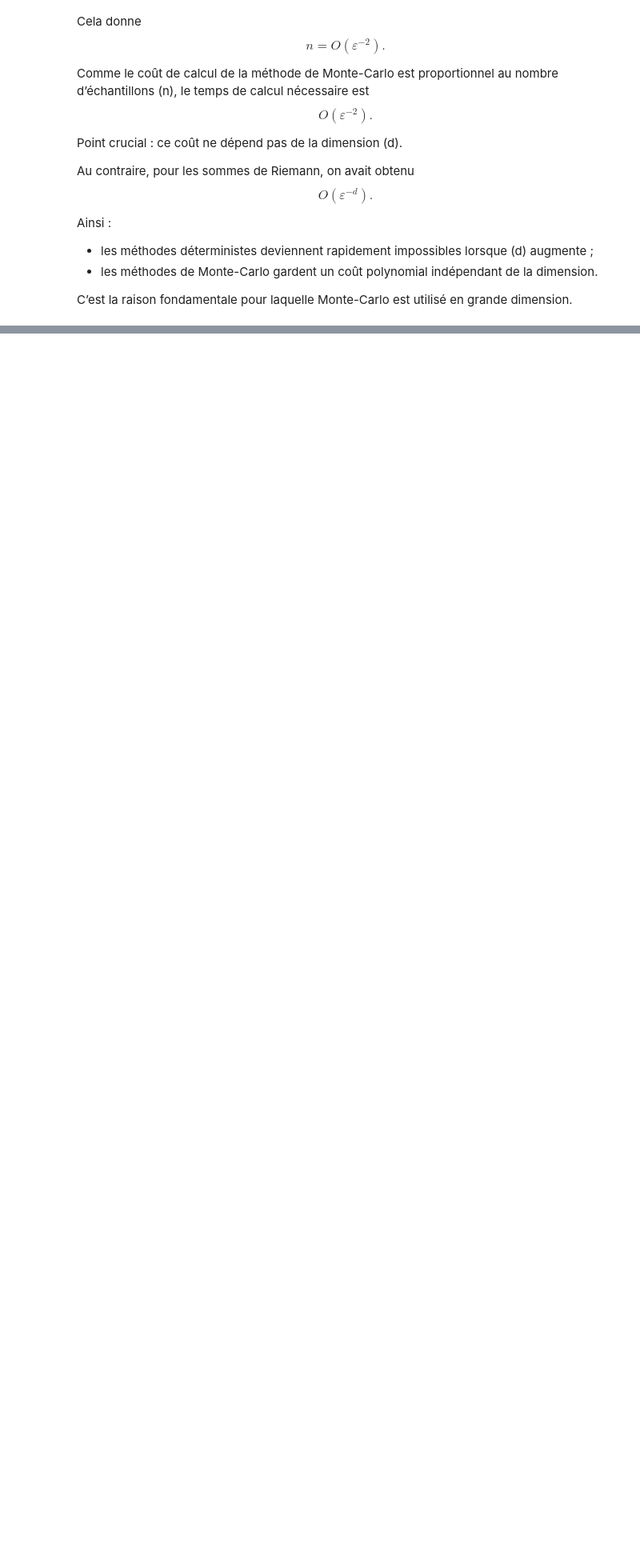
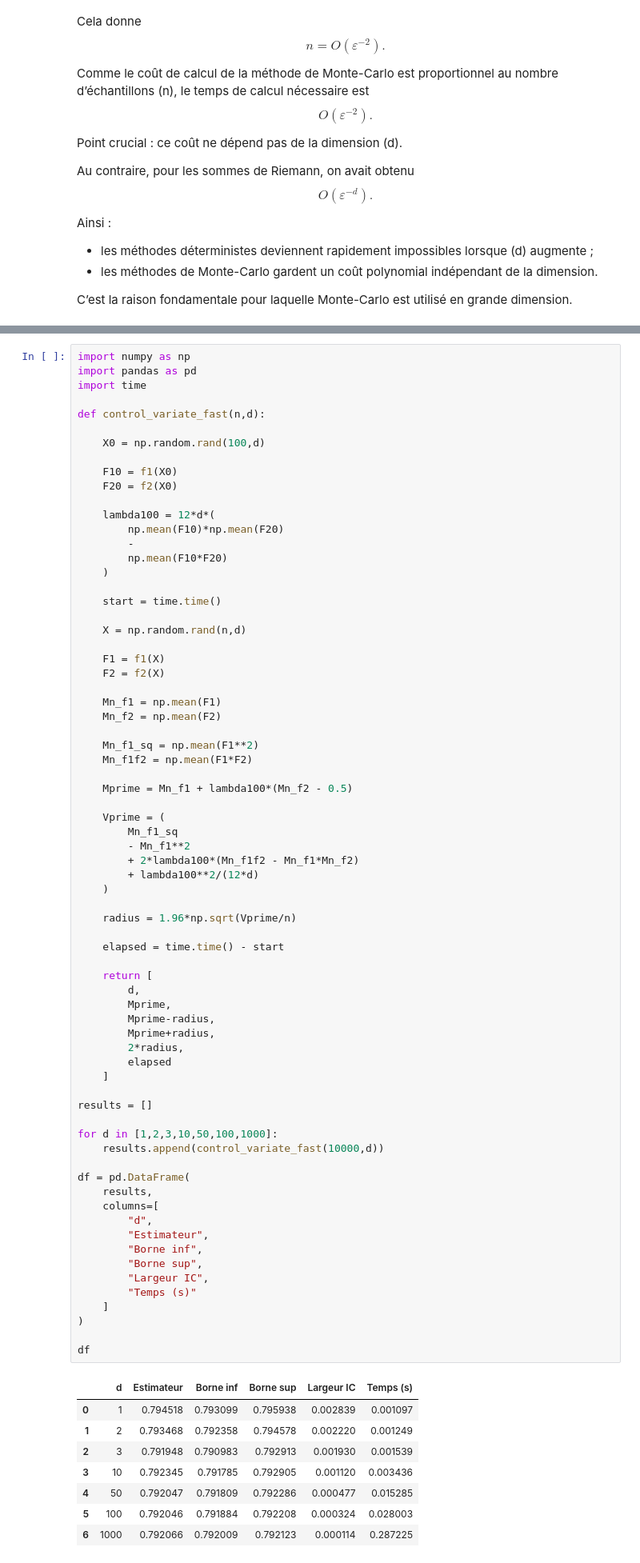
Before and after one commit to arthur00-stack/CALCUL-INTEGRAL-MONTE-CARLO, a Jupyter notebook: notebooks/Rapport.ipynb, the cells around one changed output, grey strips where cells are left out. Shown at 80% size. Drawn from its saved outputs; the diff is of its cells as text; blank space fills up the shorter version.

```diff
--- a/notebooks/Rapport.ipynb
+++ b/notebooks/Rapport.ipynb
@@ -487,0 +1270,80 @@ C’est la raison fondamentale pour laquelle Monte-Carlo est utilisé en grande
+# %%
+import numpy as np
+import pandas as pd
+import time
+
+def control_variate_fast(n,d):
+
+    X0 = np.random.rand(100,d)
+
+    F10 = f1(X0)
+    F20 = f2(X0)
+
+    lambda100 = 12*d*(
+        np.mean(F10)*np.mean(F20)
+        -
+        np.mean(F10*F20)
+    )
+
+    start = time.time()
+
+    X = np.random.rand(n,d)
+
+    F1 = f1(X)
+    F2 = f2(X)
+
+    Mn_f1 = np.mean(F1)
+    Mn_f2 = np.mean(F2)
+
+    Mn_f1_sq = np.mean(F1**2)
+    Mn_f1f2 = np.mean(F1*F2)
+
+    Mprime = Mn_f1 + lambda100*(Mn_f2 - 0.5)
+
+    Vprime = (
+        Mn_f1_sq
+        - Mn_f1**2
+        + 2*lambda100*(Mn_f1f2 - Mn_f1*Mn_f2)
+        + lambda100**2/(12*d)
+    )
+
+    radius = 1.96*np.sqrt(Vprime/n)
+
+    elapsed = time.time() - start
+
+    return [
+        d,
+        Mprime,
+        Mprime-radius,
+        Mprime+radius,
+        2*radius,
+        elapsed
+    ]
+
+results = []
+
+for d in [1,2,3,10,50,100,1000]:
+    results.append(control_variate_fast(10000,d))
+
+df = pd.DataFrame(
+    results,
+    columns=[
+        "d",
+        "Estimateur",
+        "Borne inf",
+        "Borne sup",
+        "Largeur IC",
+        "Temps (s)"
+    ]
+)
+
+df
+# %% [output]
+|  | d | Estimateur | Borne inf | Borne sup | Largeur IC | Temps (s) |
+| 0 | 1 | 0.794518 | 0.793099 | 0.795938 | 0.002839 | 0.001097 |
+| 1 | 2 | 0.793468 | 0.792358 | 0.794578 | 0.002220 | 0.001249 |
+| 2 | 3 | 0.791948 | 0.790983 | 0.792913 | 0.001930 | 0.001539 |
+| 3 | 10 | 0.792345 | 0.791785 | 0.792905 | 0.001120 | 0.003436 |
+| 4 | 50 | 0.792047 | 0.791809 | 0.792286 | 0.000477 | 0.015285 |
+| 5 | 100 | 0.792046 | 0.791884 | 0.792208 | 0.000324 | 0.028003 |
+| 6 | 1000 | 0.792066 | 0.792009 | 0.792123 | 0.000114 | 0.287225 |
```
Also changed, not shown: parts of 39 cells of this notebook.
